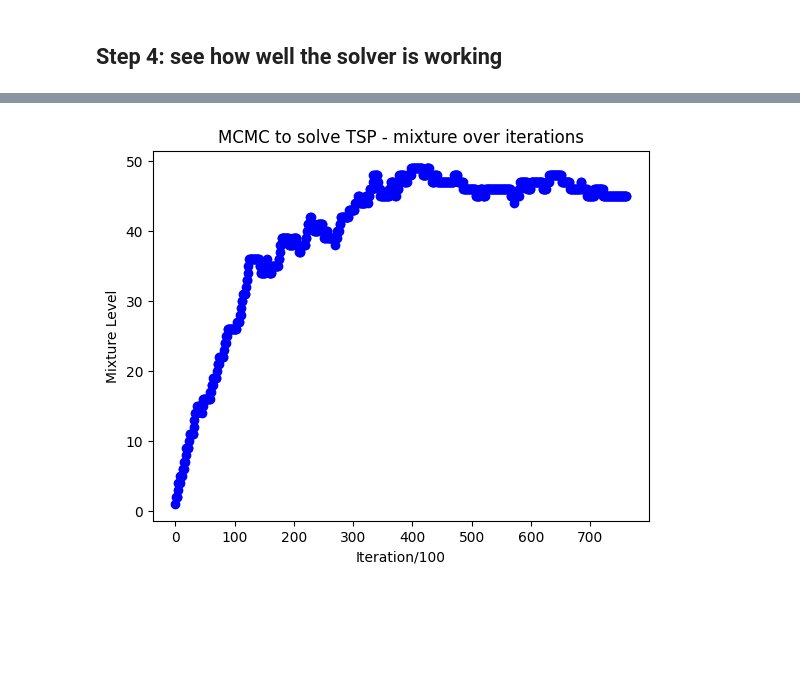
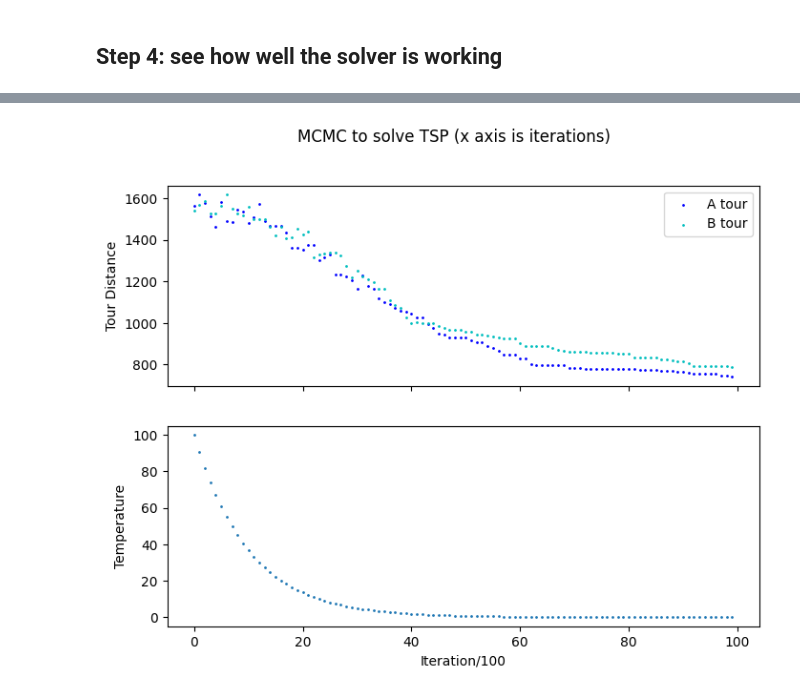
Before and after one commit to ajyoon/aoc, a Jupyter notebook: anxiety_of_conception_algorithm.ipynb, the cells around one changed output, grey strips where cells are left out. Drawn from its saved outputs; the diff is of its cells as text; code cells hidden in the pictures; blank space fills up the shorter version.

```diff
--- a/anxiety_of_conception_algorithm.ipynb
+++ b/anxiety_of_conception_algorithm.ipynb
@@ -419,21 +404,29 @@ plt.show()
-# %%
-import matplotlib.pyplot as plt
-
-# Generate x-axis values (indices of the array)
-indices = np.arange(len(mix_arr))
-
-# Create a line plot
-plt.plot(indices, mix_arr, c='b', marker='o')
-
-# Add titles and labels
-plt.title('MCMC to solve TSP - mixture over iterations')
-plt.xlabel('Iteration/100')
-plt.ylabel('Mixture Level')
-
-# Show the plot
-plt.show()
-# %% [output]
-[figure, removed]
+# %%
+import matplotlib.pyplot as plt
+
+ms = 1 # marker size
+
+# Generate x-axis values (indices of the array)
+indices = np.arange(len(tracking_data['dist_arr_a']))
+
+fig, (ax1, ax2) = plt.subplots(2, sharex=True, figsize=(8, 6))
+fig.suptitle('MCMC to solve TSP (x axis is iterations)')
+
+# Create a line plot
+ax1.scatter(indices, tracking_data['dist_arr_a'], c='b', marker='o', s=ms)
+ax1.scatter(indices, tracking_data['dist_arr_b'], c='c', marker='o', s=ms)
+ax1.legend(["A tour", "B tour"])
+ax1.set_ylabel('Tour Distance')
+
+ax2.scatter(indices, tracking_data['temp_arr'], marker='o', s=ms)
+ax2.set_ylabel('Temperature')
+ax2.set_xlabel('Iteration/100')
+
+
+# Show the plot
+plt.show()
+# %% [output]
+[figure, added]
 # %%
 def get_tour_scores(tour):
     score_list = []
```
Also changed, not shown: parts of 28 cells of this notebook, 8 other files.
